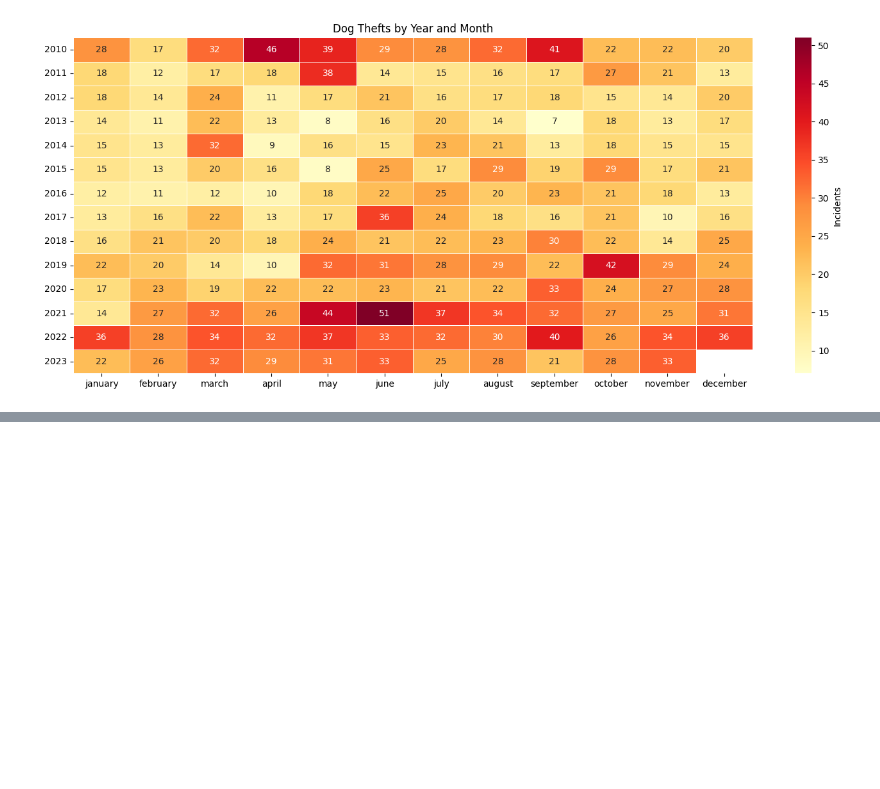
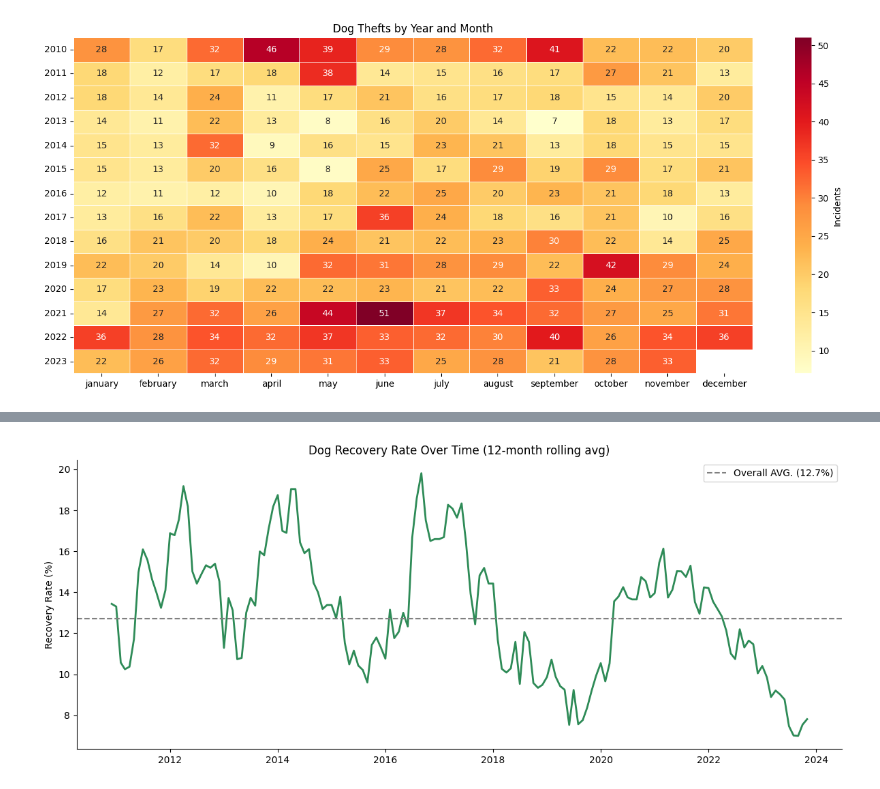
Before and after one commit to sam-maceoghain/dog_theft_london, a Jupyter notebook: 3. EDA.ipynb, the cells around one changed output, grey strips where cells are left out. Cells and saved outputs as stored; diff of their text form; code cells hidden in the pictures; blank space fills up the shorter version.

```diff
--- a/3. EDA.ipynb
+++ b/3. EDA.ipynb
@@ -147,0 +154,29 @@ plt.show()
+# %%
+# Overall Recovery Rate
+overall_rate = df['recovery_success'].mean()
+
+# Monthly
+monthly_recovery = df.groupby('year_and_month')['recovery_success'].mean().reset_index(name='recovery_rate')
+
+# Rolling Average
+monthly_recovery['rolling_avg'] = monthly_recovery['recovery_rate'].rolling(12).mean()
+
+#
+fig, ax = plt.subplots()
+
+# ROLLING AVERAGE
+ax.plot(monthly_recovery['year_and_month'], monthly_recovery['rolling_avg'] * 100, color='seagreen', linewidth=2)
+
+# OVERALL RATE %
+ax.axhline(overall_rate * 100, linestyle='--', color='grey', label=f'Overall AVG. ({overall_rate*100:.1f}%)')
+
+#
+ax.set_title('Dog Recovery Rate Over Time (12-month rolling avg)')
+ax.set_ylabel('Recovery Rate (%)')
+
+#
+ax.legend()
+plt.tight_layout()
+plt.show()
+# %% [output]
+[figure, added]
```
Also changed, not shown: parts of 1 cell of this notebook.
